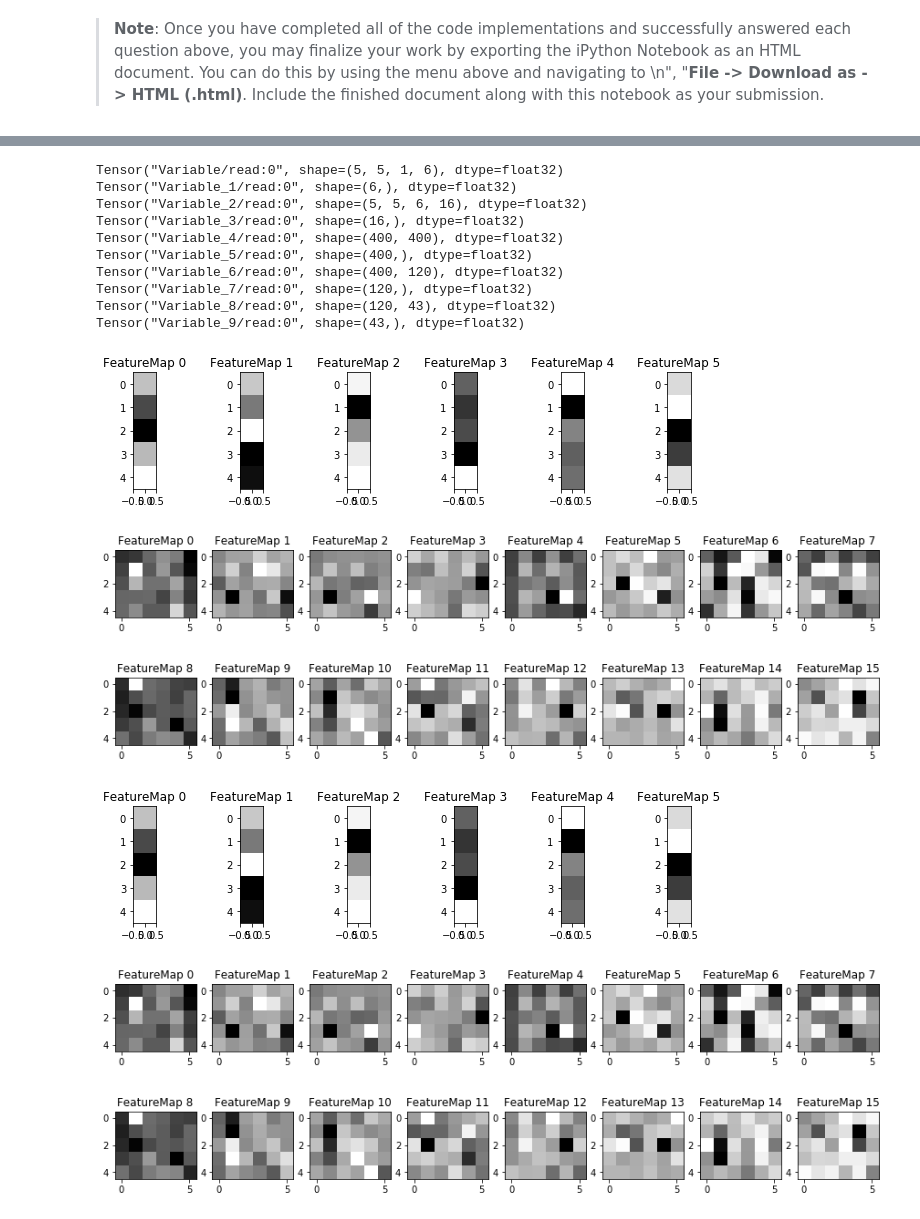
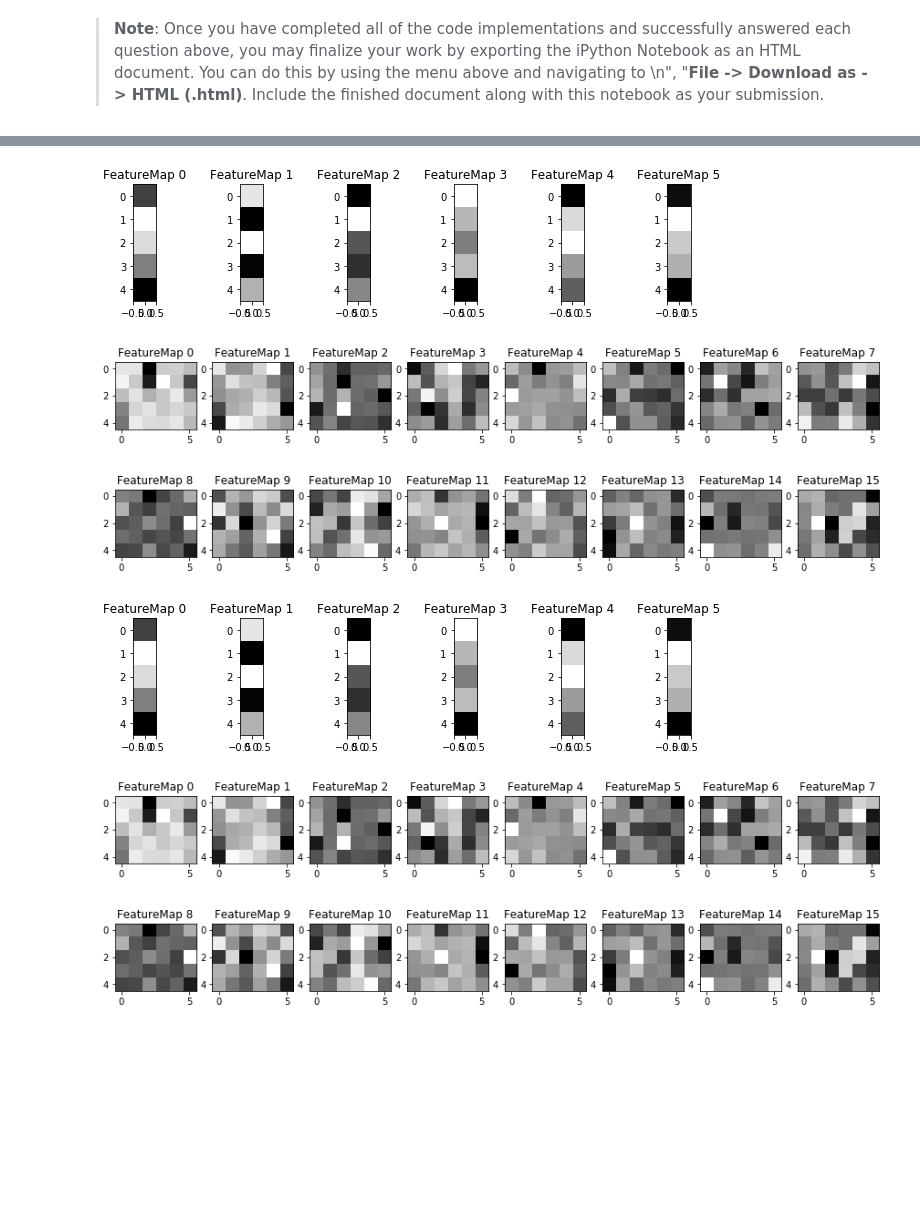
Before and after one commit to AjinkyaBhave/CarND_P2_ClassifySigns, a Jupyter notebook: Traffic_Sign_Classifier.ipynb, the cells around one changed output, grey strips where cells are left out. Saved outputs shown, nothing was run; the diff lists cells and outputs as text; code cells hidden in the pictures; blank space fills up the shorter version.

```diff
--- a/Traffic_Sign_Classifier.ipynb
+++ b/Traffic_Sign_Classifier.ipynb
@@ -389,10 +417,9 @@ sets imply underfitting. A high accuracy on the training set but low accuracy on
 ### Train, Validate and Test the Model
 # %%
 ### Set up training operations.
-import tensorflow as tf
 from sklearn.utils import shuffle
 
-EPOCHS = 20
+EPOCHS = 15
 BATCH_SIZE = 128
 checkpoint_dir = "./model_checkpoint/"
 model_name     = "TrafficSignClassifier"
@@ -405,10 +432,10 @@ one_hot_y = tf.one_hot(y, n_classes)
 # dropout probability for FC layers
 keep_prob = tf.placeholder(tf.float32)
 
-rate = 0.0001
+rate = 0.001
 
-#logits = MultiLeNet(x, keep_prob)
-logits = LeNet(x, keep_prob)
+logits = MultiLeNet(x, keep_prob)
+#logits = LeNet(x, keep_prob)
 cross_entropy = tf.nn.softmax_cross_entropy_with_logits(labels=one_hot_y, logits=logits)
 loss = tf.reduce_mean(cross_entropy)
 optimizer = tf.train.AdamOptimizer(learning_rate = rate)
@@ -448,14 +475,13 @@ with tf.Session() as sess:
         for offset in range(0, num_examples, BATCH_SIZE):
             end = offset + BATCH_SIZE
             batch_x, batch_y = X_train[offset:end], y_train[offset:end]
-            _, batch_loss = sess.run([training,loss], feed_dict={x: batch_x, y: batch_y, keep_prob:0.5})
+            _, batch_loss = sess.run([training,loss], feed_dict={x: batch_x, y: batch_y, keep_prob:0.6})
         #if (i+1)%10 == 0:
         print("EPOCH {} ...".format(i+1))
         validation_accuracy, y_pred_valid = evaluate(X_valid, y_valid)
         print("Training Loss = {:.3f}".format(batch_loss), "Validation Accuracy = {:.3f}".format(validation_accuracy))
         print()
 
-    validation_matrix = tf.confusion_matrix(y_valid, y_pred_valid, n_classes)
     saver.save(sess, checkpoint_dir+model_name)
     print("Model saved")
 # %% [output]
@@ -482,5 +558,6 @@ with tf.Session() as sess:
     saver.restore(sess, tf.train.latest_checkpoint(checkpoint_dir))
     test_accuracy, y_pred_test = evaluate(X_test, y_test)
     print("Test Accuracy       = {:.3f}".format(test_accuracy))
-    test_matrix = tf.confusion_matrix(y_test, y_pred_test, n_classes)
+    test_matrix = confusion_matrix(y_test, y_pred_test)
+    plot_confusion_matrix(test_matrix, labels)
 # %% [output]
@@ -500,9 +579,9 @@ You may find `signnames.csv` useful as it contains mappings from the class id (i
 test_dir = "./dataset_test/five_images/"
 n_new = 5
 X_new = np.zeros([n_new, img_shape[0],img_shape[1],img_shape[2]],dtype=np.uint8)
-y_new = [12,11,25,5,14] # Class IDs from GTSRB test date csv file for 5 images
+y_new = [12,34,11,25,4] # Class IDs from GTSRB test date csv file for 5 images
 
-fig, ax = plt.subplots(nrows=1, ncols=n_new, figsize=(15, 10))
+fig, ax = plt.subplots(nrows=1, ncols=n_new, figsize=(10, 10))
 fig.subplots_adjust(hspace=.1, wspace=.01)
 ax = ax.ravel()
 #fig.suptitle("Example Test Images")
@@ -647,48 +690,38 @@ def outputFeatureMap(image_input, tf_activation, activation_min=-1, activation_m
     # Here make sure to preprocess your image_input in a way your network expects
     #process_data(image_input)
     # Note: x should be the same name as your network's tensorflow data placeholder variable
     # If you get an error tf_activation is not defined it may be having trouble accessing the variable from inside a function
     activation = tf_activation.eval(session=sess,feed_dict={x : image_input})
     featuremaps = activation.shape[3]
     plt.figure(plt_num, figsize=(15,15))
     for featuremap in range(featuremaps):
         plt.subplot(6,8, featuremap+1) # sets the number of feature maps to show on each row and column
         plt.title('FeatureMap ' + str(featuremap)) # displays the feature map number
         if activation_min != -1 & activation_max != -1:
             plt.imshow(activation[0,:,:, featuremap], interpolation="nearest", vmin =activation_min, vmax=activation_max, cmap="gray")
         elif activation_max != -1:
             plt.imshow(activation[0,:,:, featuremap], interpolation="nearest", vmax=activation_max, cmap="gray")
         elif activation_min !=-1:
             plt.imshow(activation[0,:,:, featuremap], interpolation="nearest", vmin=activation_min, cmap="gray")
         else:
             plt.imshow(activation[0,:,:, featuremap], interpolation="nearest", cmap="gray")
 
 with tf.Session() as sess:
     saver.restore(sess, tf.train.latest_checkpoint(checkpoint_dir))
     graph = tf.get_default_graph()
-    for v in tf.get_collection(tf.GraphKeys.TRAINABLE_VARIABLES):
-        print(v)
-    conv1_layer = graph.get_tensor_by_name("Variable/read:0")
-    conv2_layer = graph.get_tensor_by_name("Variable_2/read:0")
+    #for v in tf.get_collection(tf.GraphKeys.TRAINABLE_VARIABLES):
+        #print(v)
+    conv1_layer = graph.get_tensor_by_name("conv1/Variable/read:0")
+    conv2_layer = graph.get_tensor_by_name("conv2/Variable/read:0")
     for i in range(len(X_new)):
         outputFeatureMap([X_new[i]], conv1_layer)
         plt.show()
         outputFeatureMap([X_new[i]], conv2_layer)
         plt.show()
     #op1 = graph.get_operations()
     #[m.values() for m in op]
 # %% [output]
-Tensor("Variable/read:0", shape=(5, 5, 1, 6), dtype=float32)
-Tensor("Variable_1/read:0", shape=(6,), dtype=float32)
-Tensor("Variable_2/read:0", shape=(5, 5, 6, 16), dtype=float32)
-Tensor("Variable_3/read:0", shape=(16,), dtype=float32)
-Tensor("Variable_4/read:0", shape=(400, 400), dtype=float32)
-Tensor("Variable_5/read:0", shape=(400,), dtype=float32)
-Tensor("Variable_6/read:0", shape=(400, 120), dtype=float32)
-Tensor("Variable_7/read:0", shape=(120,), dtype=float32)
-Tensor("Variable_8/read:0", shape=(120, 43), dtype=float32)
-Tensor("Variable_9/read:0", shape=(43,), dtype=float32)
-[figure, old version]
+[figure, new version]
-[figure, old version]
+[figure, new version]
-[figure, old version]
+[figure, new version]
-[figure, old version]
+[figure, new version]
```
Also changed, not shown: parts of 17 cells of this notebook, 22 other files.
